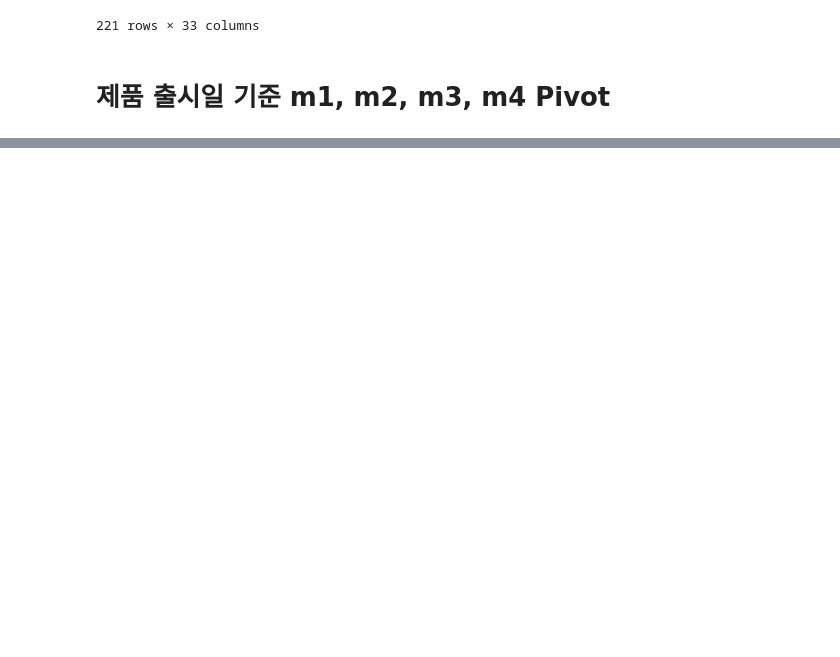
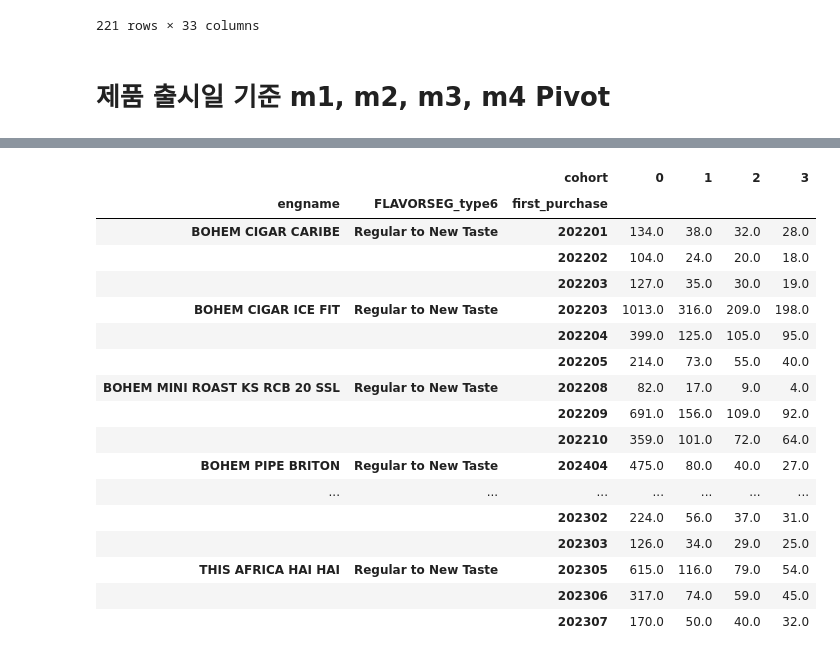
Before and after one commit to MCB-PJT-PMKGroup/Market_Research, a Jupyter notebook: Lpoint_CC_NTD_Purchasers.ipynb, the cells around one changed output, grey strips where cells are left out. Cells and saved outputs as stored; diff of their text form; code cells hidden in the pictures; blank space fills up the shorter version.

```diff
--- a/Lpoint_CC_NTD_Purchasers.ipynb
+++ b/Lpoint_CC_NTD_Purchasers.ipynb
@@ -247,2 +203,52 @@ pivot_df5
+# %%
+#  5. M1/M2/M3/M4 제품구매 추출 CC NPL 'Regular to New Taste'
+sql5 = '''
+with purchase as (
+	select b.engname,
+		b.FLAVORSEG_type6,
+		t.YYYYMM,
+		t.id,
+		first_purchase ,
+		DATEDIFF(MONTH, CAST(first_purchase +'01' as date), CAST(t.YYYYMM +'01' as date) ) cohort,
+		dense_rank() over(partition by b.engname, b.FLAVORSEG_type6 order by  first_purchase ) rn
+	from cx.seven11_user_3month_list t
+		join cx.fct_K7_Monthly a on a.id = t.id and a.YYYYMM = t.YYYYMM
+		join cx.product_master b on a.product_code = b.PROD_ID  and CIGADEVICE ='CIGARETTES' and CIGATYPE = 'CC' and NPL_YN ='Y' and  FLAVORSEG_type6 ='Regular to New Taste'
+		left join cx.first_purchaser x on t.id = x.id and x.engname = b.engname
+	where 1=1 -- b.engname= 'BOHEM CIGAR ICE FIT'
+	group by b.engname, b.FLAVORSEG_type6, t.YYYYMM, t.id, first_purchase
+)
+select *
+from purchase
+where cohort between 0 and 3
+and rn between 1 and 4
+'''
+
+df5 = pd.read_sql_query(sql5, engine)
+
+pivot_df5 = df5.pivot_table(index= ['engname', 'FLAVORSEG_type6', 'first_purchase' ],
+                            columns='cohort',
+                            values='id',
+                            aggfunc='count')
+pivot_df5
+# %% [output]
+|  |  | cohort | 0 | 1 | 2 | 3 |
+| engname | FLAVORSEG_type6 | first_purchase |  |  |  |  |
+| BOHEM CIGAR CARIBE | Regular to New Taste | 202201 | 134.0 | 38.0 | 32.0 | 28.0 |
+|  |  | 202202 | 104.0 | 24.0 | 20.0 | 18.0 |
+|  |  | 202203 | 127.0 | 35.0 | 30.0 | 19.0 |
+| BOHEM CIGAR ICE FIT | Regular to New Taste | 202203 | 1013.0 | 316.0 | 209.0 | 198.0 |
+|  |  | 202204 | 399.0 | 125.0 | 105.0 | 95.0 |
+|  |  | 202205 | 214.0 | 73.0 | 55.0 | 40.0 |
+| BOHEM MINI ROAST KS RCB 20 SSL | Regular to New Taste | 202208 | 82.0 | 17.0 | 9.0 | 4.0 |
+|  |  | 202209 | 691.0 | 156.0 | 109.0 | 92.0 |
+|  |  | 202210 | 359.0 | 101.0 | 72.0 | 64.0 |
+| BOHEM PIPE BRITON | Regular to New Taste | 202404 | 475.0 | 80.0 | 40.0 | 27.0 |
+| ... | ... | ... | ... | ... | ... | ... |
+|  |  | 202302 | 224.0 | 56.0 | 37.0 | 31.0 |
+|  |  | 202303 | 126.0 | 34.0 | 29.0 | 25.0 |
+| THIS AFRICA HAI HAI | Regular to New Taste | 202305 | 615.0 | 116.0 | 79.0 | 54.0 |
+|  |  | 202306 | 317.0 | 74.0 | 59.0 | 45.0 |
+|  |  | 202307 | 170.0 | 50.0 | 40.0 | 32.0 |
 # %%
 pivot_df5.to_clipboard()
```
Also changed, not shown: parts of 5 cells of this notebook, 5 other files.
